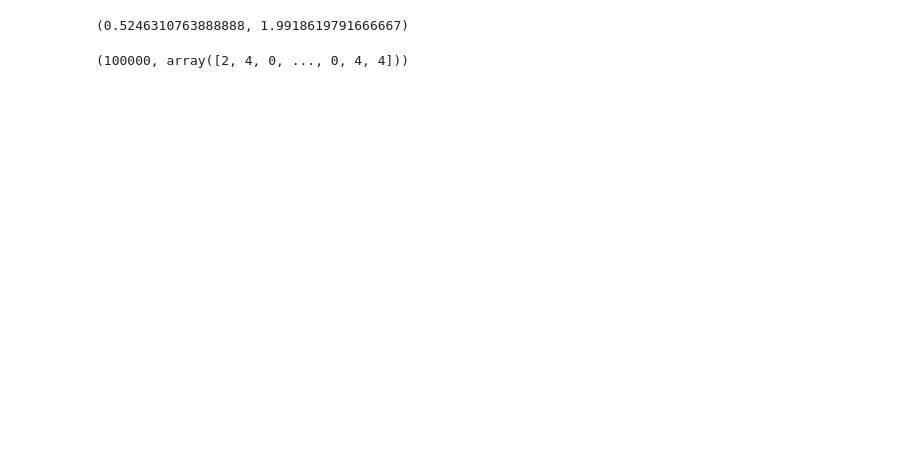
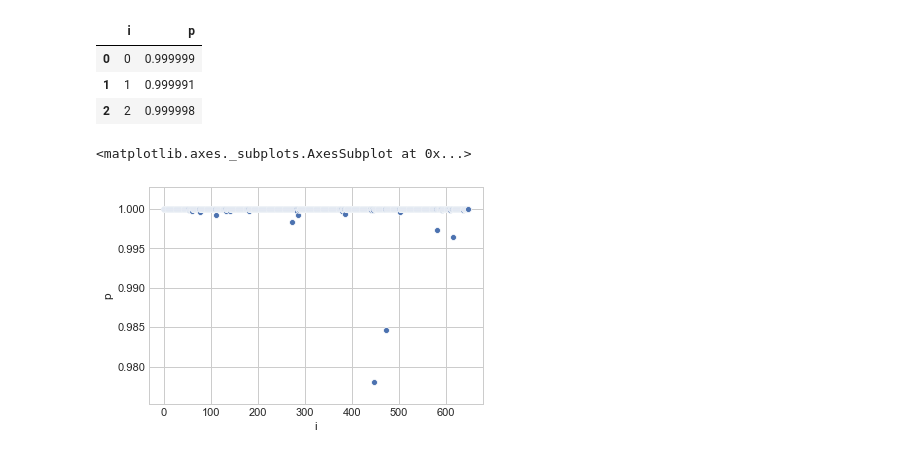
Before and after one commit to vingkan/phylo, a Jupyter notebook: notebooks/Logistic Regression.ipynb, the cells around one changed output. Drawn from its saved outputs; the diff is of its cells as text; code cells hidden in the pictures; blank space fills up the shorter version.

```diff
--- a/notebooks/Logistic Regression.ipynb
+++ b/notebooks/Logistic Regression.ipynb
@@ -66,15 +90,16 @@ x = 64, y = 51
-# %%
-ivy_vec.mean(), af_list[0].mean()
-# %% [output]
-(0.5246310763888888, 1.9918619791666667)
-# %%
-max_runs = 100000
-r = 0
-while r < max_runs:
-    r += 1
-    rv = phylo.generate_random()
-    if rv.mean() <= 1.0:
-        break
-r, rv
-# %% [output]
-(100000, array([2, 4, 0, ..., 0, 4, 4]))
+# %%
+shinee = clf.predict_proba(SHINY_POKEMON)
+ddf = pd.DataFrame()
+ddf["i"] = pd.Series(range(len(shinee)))
+ddf["p"] = pd.Series([c[1] for c in shinee])
+ddf.head(3)
+# %% [output]
+|  | i | p |
+| 0 | 0 | 0.999999 |
+| 1 | 1 | 0.999991 |
+| 2 | 2 | 0.999998 |
+# %%
+sns.scatterplot(x="i", y="p", data=ddf)
+# %% [output]
+<matplotlib.axes._subplots.AxesSubplot at 0x...>
+[figure, added]
```
Also changed, not shown: parts of 16 cells of this notebook, 2 other files.
